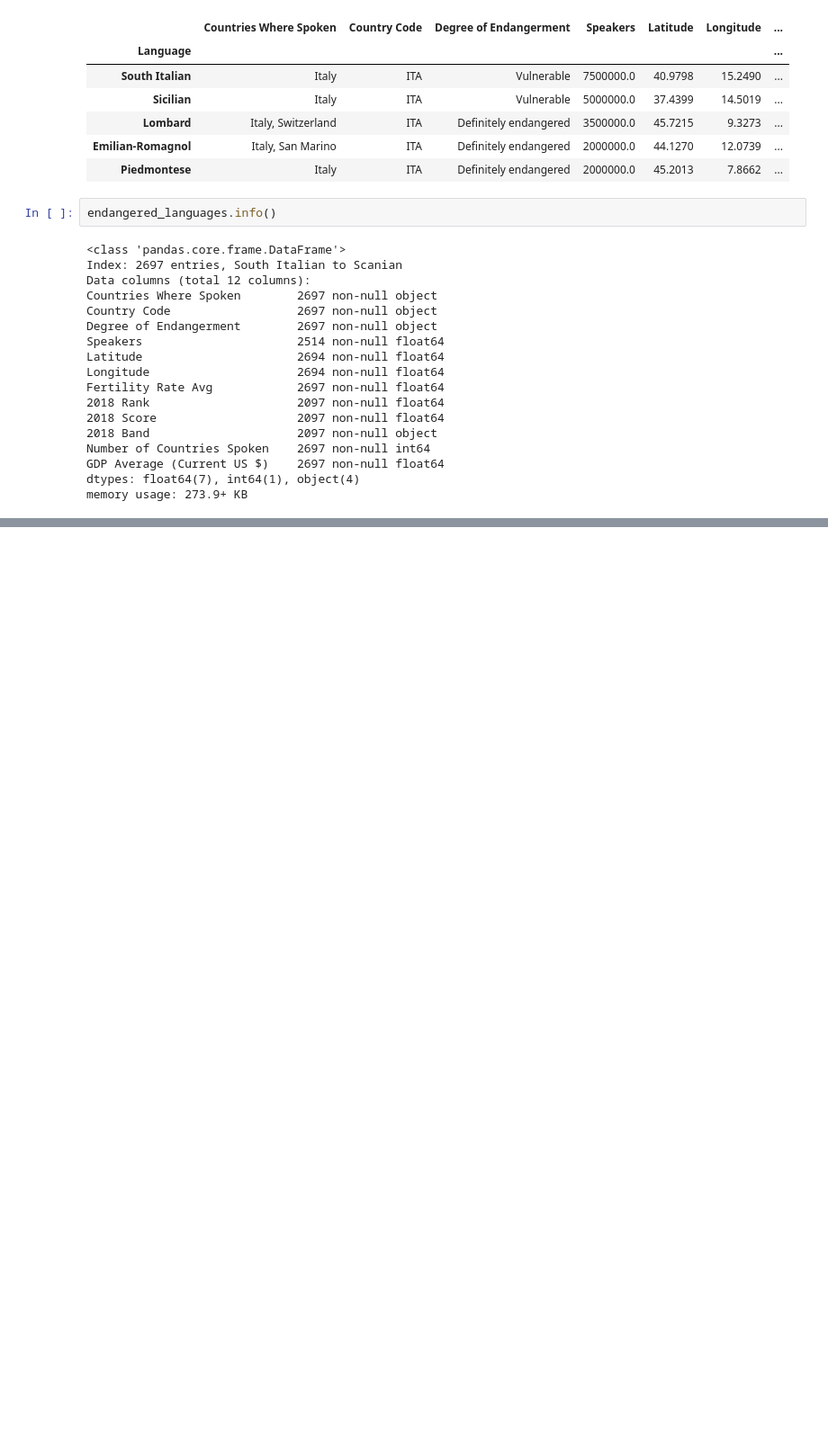
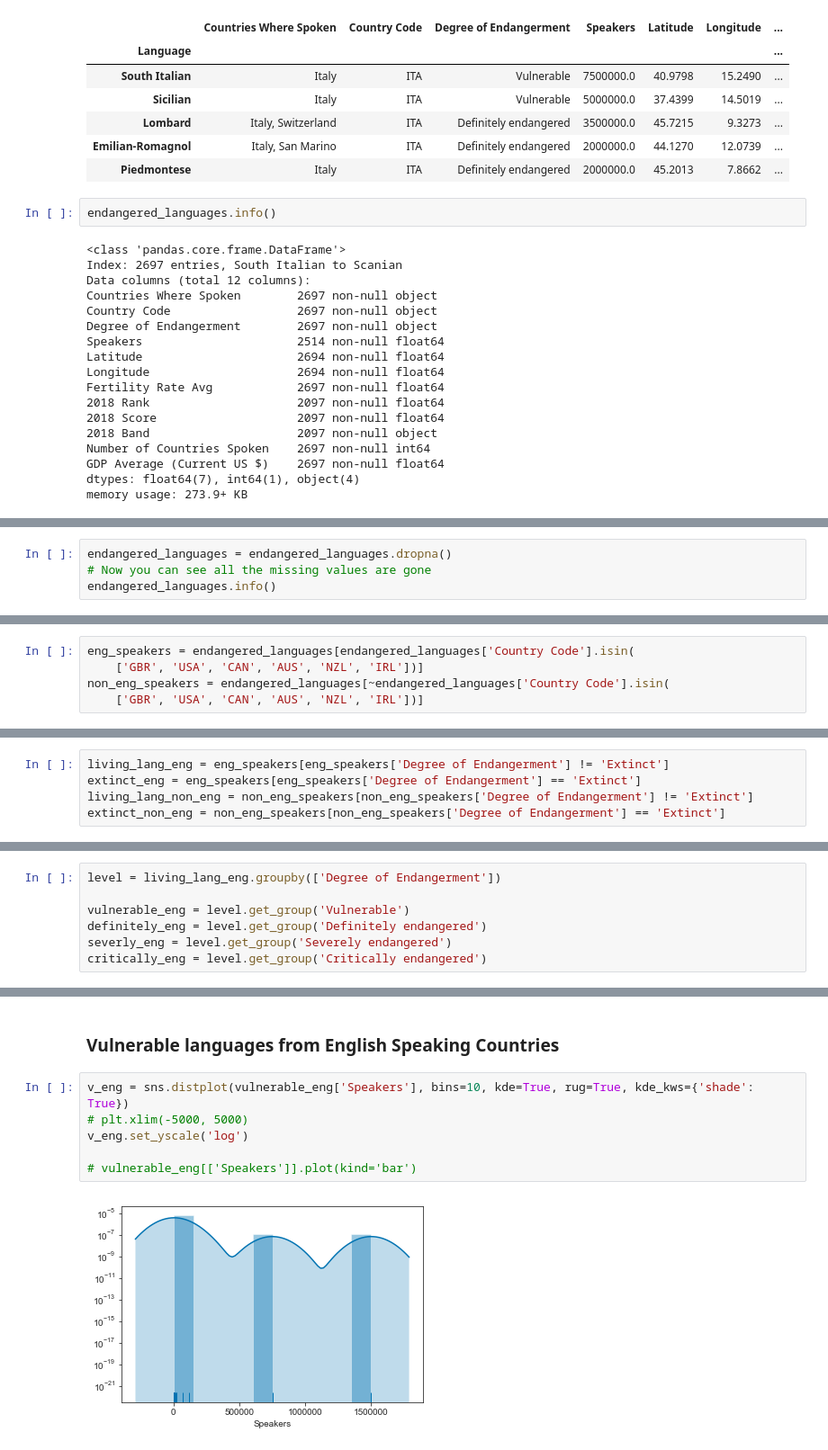
Before and after one commit to AlexEBall/Endangered_Languages_Capstone_Proj_1, a Jupyter notebook: Endangered Language EDA.ipynb, the cells around one changed output, grey strips where cells are left out. Shown at 90% size. Cells and saved outputs as stored; diff of their text form; blank space fills up the shorter version.

```diff
--- a/Endangered Language EDA.ipynb
+++ b/Endangered Language EDA.ipynb
@@ -36,0 +60,4 @@ memory usage: 273.9+ KB
+# %%
+endangered_languages = endangered_languages.dropna()
+# Now you can see all the missing values are gone
+endangered_languages.info()
@@ -36,0 +85,5 @@ memory usage: 273.9+ KB
+# %%
+eng_speakers = endangered_languages[endangered_languages['Country Code'].isin(
+    ['GBR', 'USA', 'CAN', 'AUS', 'NZL', 'IRL'])]
+non_eng_speakers = endangered_languages[~endangered_languages['Country Code'].isin(
+    ['GBR', 'USA', 'CAN', 'AUS', 'NZL', 'IRL'])]
@@ -36,0 +93,5 @@ memory usage: 273.9+ KB
+# %%
+living_lang_eng = eng_speakers[eng_speakers['Degree of Endangerment'] != 'Extinct']
+extinct_eng = eng_speakers[eng_speakers['Degree of Endangerment'] == 'Extinct']
+living_lang_non_eng = non_eng_speakers[non_eng_speakers['Degree of Endangerment'] != 'Extinct']
+extinct_non_eng = non_eng_speakers[non_eng_speakers['Degree of Endangerment'] == 'Extinct']
@@ -36,0 +120,7 @@ memory usage: 273.9+ KB
+# %%
+level = living_lang_eng.groupby(['Degree of Endangerment'])
+
+vulnerable_eng = level.get_group('Vulnerable')
+definitely_eng = level.get_group('Definitely endangered')
+severly_eng = level.get_group('Severely endangered')
+critically_eng = level.get_group('Critically endangered')
@@ -36,0 +145,10 @@ memory usage: 273.9+ KB
+# %% [markdown]
+### Vulnerable languages from English Speaking Countries
+# %%
+v_eng = sns.distplot(vulnerable_eng['Speakers'], bins=10, kde=True, rug=True, kde_kws={'shade': True})
+# plt.xlim(-5000, 5000)
+v_eng.set_yscale('log')
+
+# vulnerable_eng[['Speakers']].plot(kind='bar')
+# %% [output]
+[figure, added]
```
Also changed, not shown: parts of 23 cells of this notebook.
